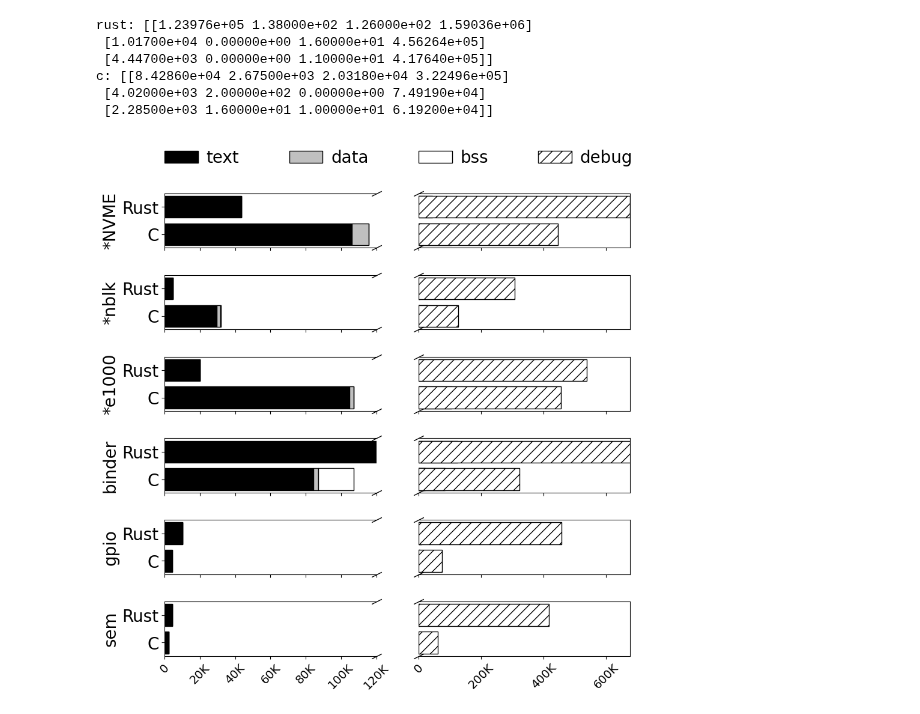
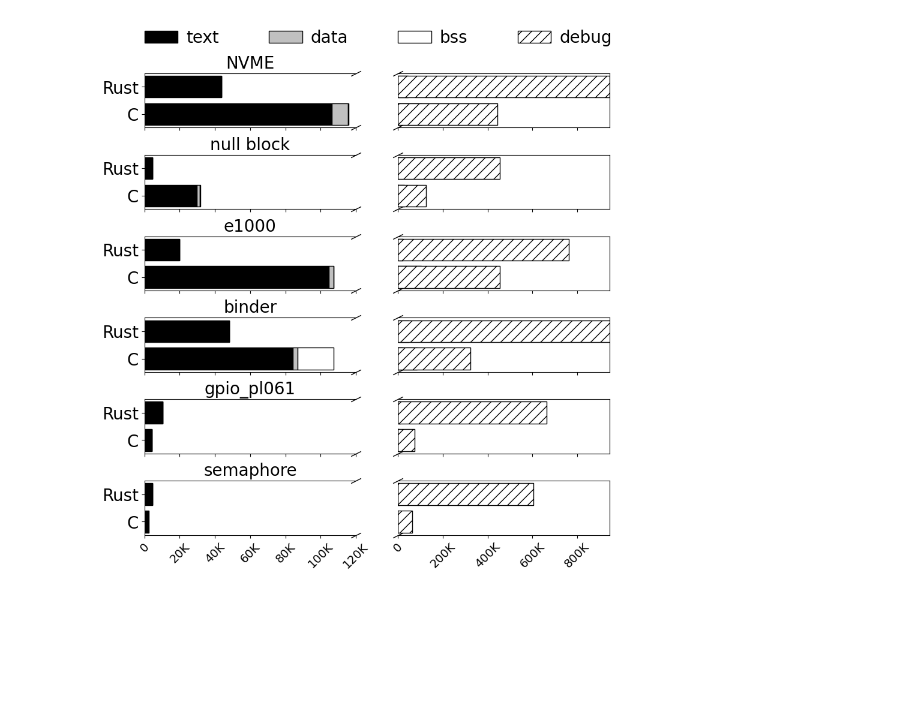
Before and after one commit to Richardhongyu/rfl_empirical_tools, a Jupyter notebook: figures_ppt/figure8.ipynb, the cells around one changed output. Saved outputs shown, nothing was run; the diff lists cells and outputs as text; code cells hidden in the pictures; blank space fills up the shorter version.

```diff
--- a/figures_ppt/figure8.ipynb
+++ b/figures_ppt/figure8.ipynb
@@ -19,7 +19,7 @@ def comma_formatter(x, pos):
 data = "43540/72566+33753         &  0/8604+757    &   40/84+15    &    290991/203410+94710              &    385510/88427+58087       &    37633/0                     &    231179/0        &    26.609/32.888 &\
   4579/29646                &  16/1956       &   10/279      &    107126/80078                     &    199426/45836             &    32992/0                     &    116277/0        &    5.420/7.056 &\
  19914/104721              &  0/2564        &   16/64       &    233886/358613                    &    303755/96936             &    22288/0                     &    204045/0        &    7.798/46.948 &\
-  123976/84286               &  138/2675        &   126/20318    &    751885/126699+43296+47551        &    838475/47377+26141+31432 &    188850/0                     &    310961/0        &    9.002/9.418 &\
+  48045/84286               &  8/2675        &   24/20318    &    401422/126699+43296+47551        &    466822/47377+26141+31432 &    58507/0                     &    244866/0        &    9.002/9.418 &\
   10170/4020                &  0/200         &   16/0        &    179053/36617                     &    277211/38302             &    17446/0                     &    191690/0        &    8.251/7.378 &\
 4447/2285                 &  0/16          &   11/10       &    179053/36617                     &    238587/25303             &    178360/0                    &    8704/0          &    18.496/19.496"
 data = data.split('&')
@@ -30,16 +30,14 @@ for d in data:
     rust.append(eval(d[0]))
     c.append(eval(d[1]))
 
-rust = np.array(rust).reshape(6,8)[:,:5]
-c = np.array(c).reshape(6,8)[:,:5]
-rust_column = np.sum(rust[:,3:5], axis=1)
-c_column = np.sum(c[:,3:5], axis=1)
+rust = np.array(rust).reshape(6,8)[:,:7]
+c = np.array(c).reshape(6,8)[:,:7]
+rust_column = np.sum(rust[:,3:7], axis=1)
+c_column = np.sum(c[:,3:7], axis=1)
 rust = np.column_stack((rust[:,:3], rust_column))
 c = np.column_stack((c[:,:3], c_column))
-print(f'rust: {rust[-3:]}')
-print(f'c: {c[-3:]}')
 
-driver_name = ['*NVME', '*nblk', '*e1000', 'binder', 'gpio', 'sem']
+driver_name = ['NVME', 'null block', 'e1000', 'binder', 'gpio_pl061', 'semaphore']
 binary_size = ['text', 'data', 'bss', 'debug']
 color = ['black', 'silver', 'white', 'white']
 hatch = ['', '', '', '//']
@@ -85,7 +83,7 @@ for i in range(6):
     axs[i,0].set_xlim(0, x_lim)
     axs[i,1].set_xlim(0, x_lim_end)
     axs[i,0].set_yticks(y_pos, labels=labels, size=20)
-    axs[i,0].set_ylabel(driver_name[i], size=20)
+    axs[i,0].set_title(driver_name[i], size=20)
     axs[i,0].spines['right'].set_visible(False)
     axs[i,1].spines['left'].set_visible(False)
     axs[i,1].get_yaxis().set_visible(False)
@@ -126,37 +124,31 @@ for i in range(6):
 #             sum_c = np.sum(c_data[:3])
 #             sum_rust = np.sum(rust_data[:3])
 #             x_lim = max(sum_c, sum_rust)
 #             x_lim_end = max(c_data[3], rust_data[3])
 #             for j in range(len(binary_size)):
 #                 if col != 1:
 #                     ax.set_yticks(y_pos, labels=labels)
 #                     ax.set_title(driver_name[(line + 1) * (col + 1) - 1])
 #                     ax.spines['right'].set_visible(False)
 #                     # ax.plot([1, 1], [1, 0], transform=ax.transAxes, **kwargs)
 #                     # ax.set_xlim(0, x_lim)
 #                 else:
 #                     ax.spines['left'].set_visible(False)
 #                     ax.get_yaxis().set_visible(False)
 #                     # ax.plot([0, 0], [0, 1], transform=ax.transAxes, **kwargs)
 #                     # ax.set_xlim(x_lim, x_lim_end)
 #                 for i in range(len(driver_name)):
 #                     c_data = c[i]
 #                     rust_data = rust[i]
 #                     for j in range(len(binary_size)):
 #                         ax.barh(y_pos, [c_data[j],rust_data[j]], left=left)
 #                         left += np.array([c_data[j],rust_data[j]])
 #                 ax.label_outer()
 #                 ax.tick_params(axis='x',rotation=45)
 #                 ax.xaxis.set_major_formatter(FuncFormatter(comma_formatter))
 
 fig.legend( ncol=4, frameon=False, loc="lower left", bbox_to_anchor=(0.1, 0.9), fontsize=20, columnspacing=3, handletextpad=0.5)
 # fig.tight_layout(pad=0.5)
 fig.savefig('./figure8.pdf', bbox_inches="tight")
 # %% [output]
-rust: [[1.23976e+05 1.38000e+02 1.26000e+02 1.59036e+06]
- [1.01700e+04 0.00000e+00 1.60000e+01 4.56264e+05]
- [4.44700e+03 0.00000e+00 1.10000e+01 4.17640e+05]]
-c: [[8.42860e+04 2.67500e+03 2.03180e+04 3.22496e+05]
- [4.02000e+03 2.00000e+02 0.00000e+00 7.49190e+04]
- [2.28500e+03 1.60000e+01 1.00000e+01 6.19200e+04]]
-[figure, old version]
+[figure, new version]
```
Also changed, not shown: 1 other file.
